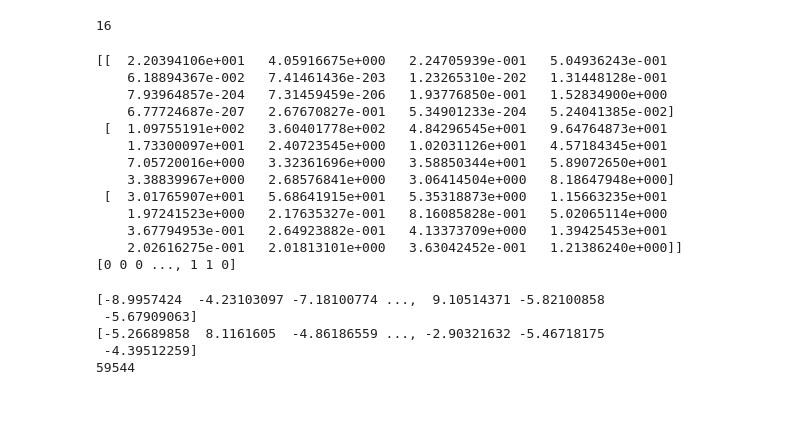
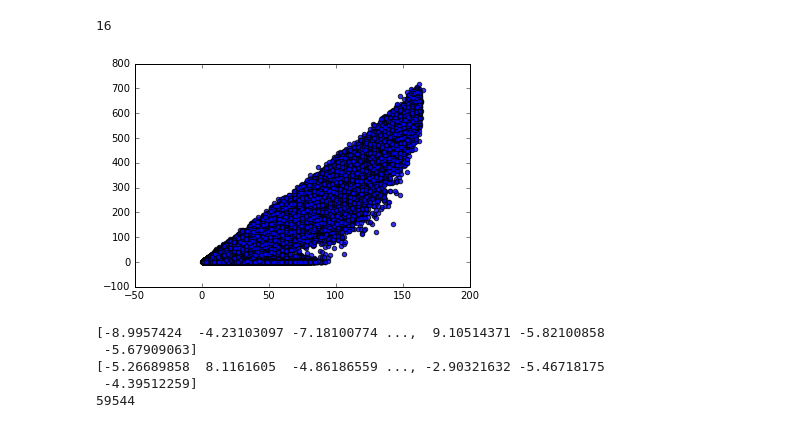
Before and after one commit to rohan-varma/awesome-athletes, a Jupyter notebook: clustering_explorations.ipynb, the cells around one changed output. Cells and saved outputs as stored; diff of their text form; code cells hidden in the pictures.

```diff
--- a/clustering_explorations.ipynb
+++ b/clustering_explorations.ipynb
@@ -43,4 +84,4 @@ from db_interactor import DBInteractor
 # %%
 dbi = DBInteractor()
 # %%
-dbi.get_data_frame_from_table()
+dbi.load_data_frame_from_table()
@@ -55,21 +115,9 @@ sample.shape[1]
 # %% [output]
 16
 # %%
-fit_samples_gmm(sample,3)
+fit_samples_gmm(sample,1)
 # %% [output]
-[[  2.20394106e+001   4.05916675e+000   2.24705939e-001   5.04936243e-001
-    6.18894367e-002   7.41461436e-203   1.23265310e-202   1.31448128e-001
-    7.93964857e-204   7.31459459e-206   1.93776850e-001   1.52834900e+000
-    6.77724687e-207   2.67670827e-001   5.34901233e-204   5.24041385e-002]
- [  1.09755191e+002   3.60401778e+002   4.84296545e+001   9.64764873e+001
-    1.73300097e+001   2.40723545e+000   1.02031126e+001   4.57184345e+001
-    7.05720016e+000   3.32361696e+000   3.58850344e+001   5.89072650e+001
-    3.38839967e+000   2.68576841e+000   3.06414504e+000   8.18647948e+000]
- [  3.01765907e+001   5.68641915e+001   5.35318873e+000   1.15663235e+001
-    1.97241523e+000   2.17635327e-001   8.16085828e-001   5.02065114e+000
-    3.67794953e-001   2.64923882e-001   4.13373709e+000   1.39425453e+001
-    2.02616275e-001   2.01813101e+000   3.63042452e-001   1.21386240e+000]]
-[0 0 0 ..., 1 1 0]
+[figure, added]
 # %%
 fit_samples_kmeans(sample, sample.shape[1], 10)
 # %% [output]
```
Also changed, not shown: parts of 3 cells of this notebook.
